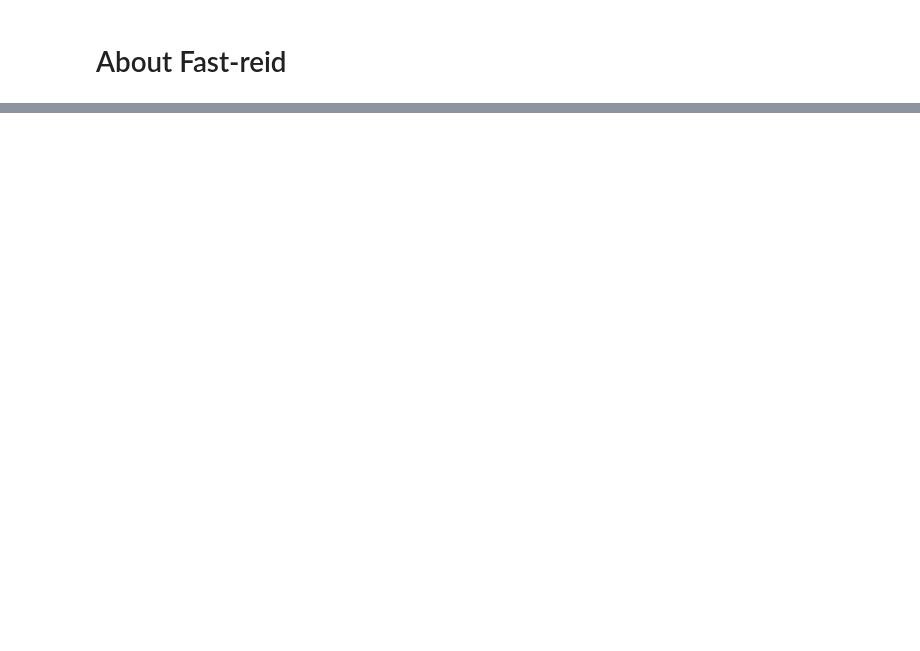
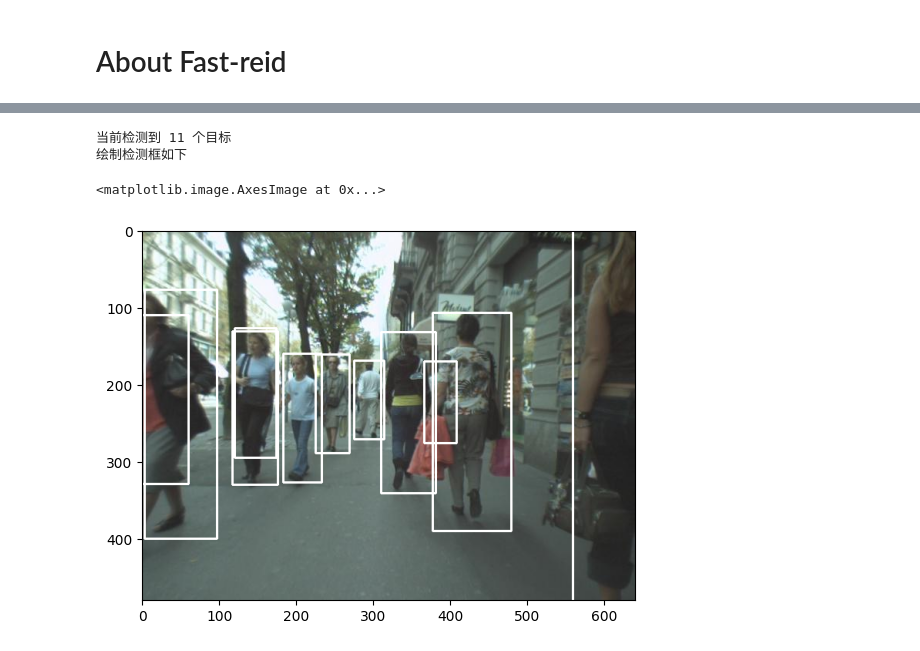
Before and after one commit to Kiumb1223/MyTrainer-Kiumb, a Jupyter notebook: visualize.ipynb, the cells around one changed output, grey strips where cells are left out. Cells and saved outputs as stored; diff of their text form; code cells hidden in the pictures; blank space fills up the shorter version.

```diff
--- a/visualize.ipynb
+++ b/visualize.ipynb
@@ -2080,0 +1936,20 @@ graphconvLayer.fuse2conv.layers.9.weight torch.Size([192, 192, 1])
+# %%
+#---------------------------------#
+#  标注文件
+#---------------------------------#
+gt_path = 'datasets' + os.sep + str_split[0] + os.sep + 'train' + os.sep + str_split[1] + os.sep + 'gt' + os.sep  + 'gt.txt'
+whole_dets = np.loadtxt(gt_path,delimiter=',')
+
+cur_dets = whole_dets[whole_dets[:,0] == int(str_split[-1])]
+print('当前检测到' ,cur_dets.shape[0],'个目标')
+print('绘制检测框如下')
+cur_bbox = cur_dets[:,2:6]
+for i in range(cur_bbox.shape[0]):
+    x,y,w,h = map(int,cur_bbox[i])
+    cv2.rectangle(im, (x,y),(x+w,y+h), (255, 255, 255), 2)
+plt.imshow(cv2.cvtColor(im,cv2.COLOR_BGR2RGB))
+# %% [output]
+当前检测到 11 个目标
+绘制检测框如下
+<matplotlib.image.AxesImage at 0x...>
+[figure, added]
```
Also changed, not shown: parts of 92 cells of this notebook, 15 other files.
